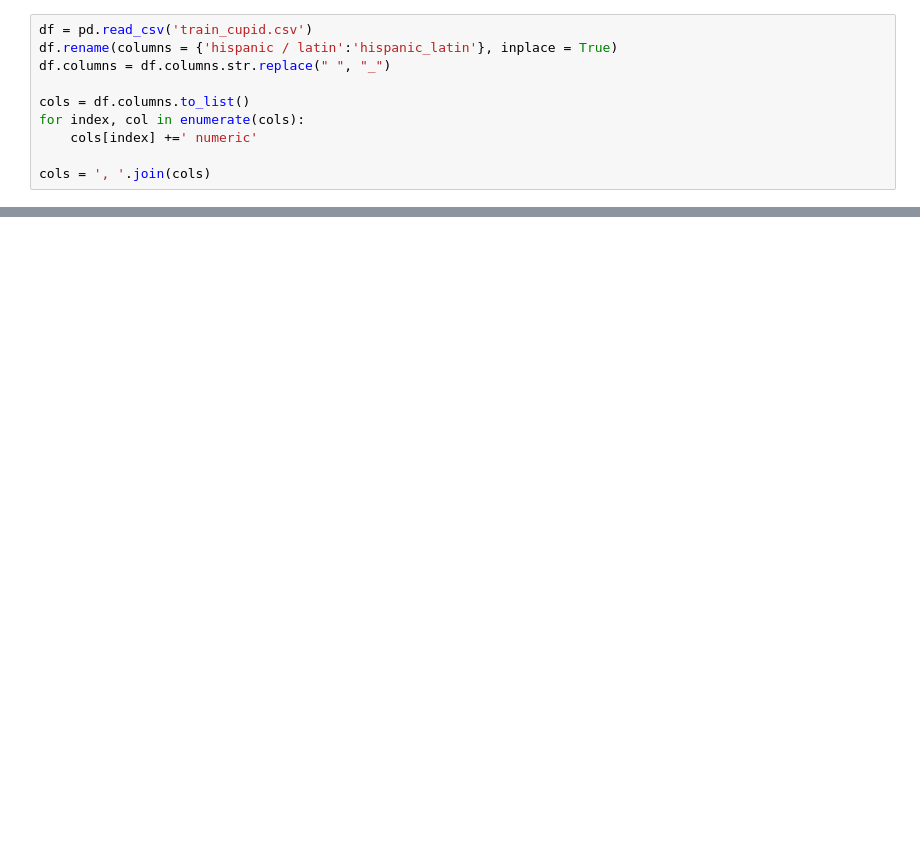
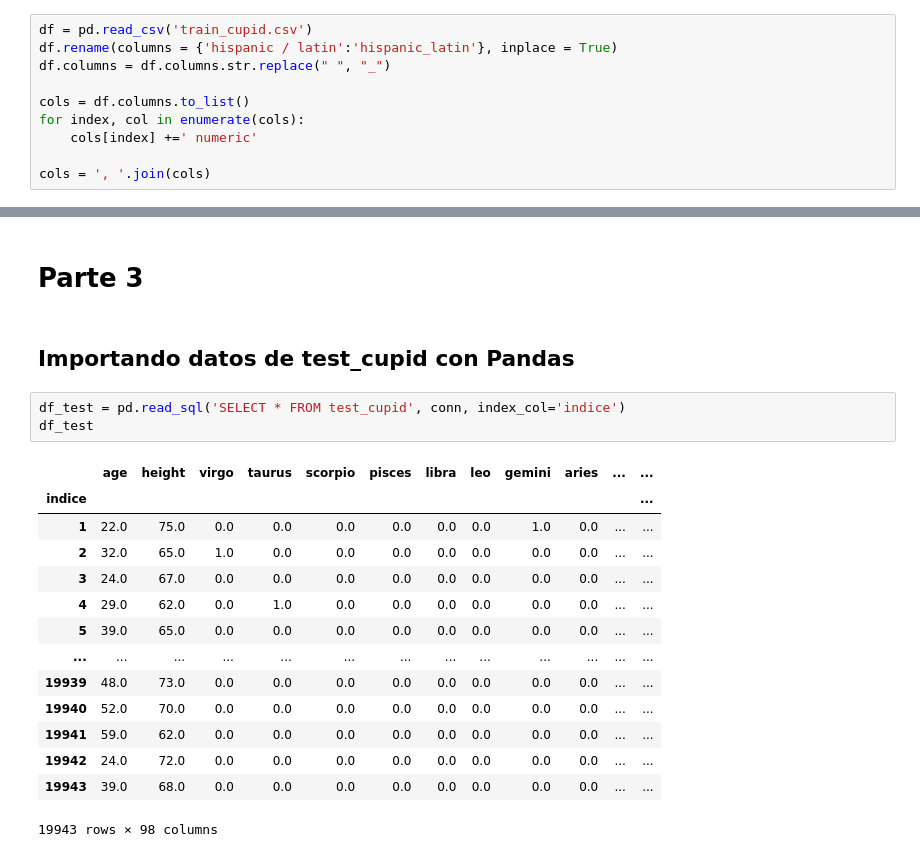
Before and after one commit to tomaspemora/desafio-latam-tareas-BA-TP, a Jupyter notebook: sql_para_ds/Prueba/prueba2.ipynb, the cells around one changed output, grey strips where cells are left out. Drawn from its saved outputs; the diff is of its cells as text; blank space fills up the shorter version.

Commit message:
finalización Parte 2 y primeros puntos de la Parte 3

```diff
--- a/sql_para_ds/Prueba/prueba2.ipynb
+++ b/sql_para_ds/Prueba/prueba2.ipynb
@@ -159,0 +247,22 @@ results = pd.DataFrame(search.cv_results_)
+# %% [markdown]
+# Parte 3
+# %% [markdown]
+## Importando datos de test_cupid con Pandas
+# %%
+df_test = pd.read_sql('SELECT * FROM test_cupid', conn, index_col='indice')
+df_test
+# %% [output]
+|  | age | height | virgo | taurus | scorpio | pisces | libra | leo | gemini | aries | ... | ... |
+| indice |  |  |  |  |  |  |  |  |  |  |  | ... |
+| 1 | 22.0 | 75.0 | 0.0 | 0.0 | 0.0 | 0.0 | 0.0 | 0.0 | 1.0 | 0.0 | ... | ... |
+| 2 | 32.0 | 65.0 | 1.0 | 0.0 | 0.0 | 0.0 | 0.0 | 0.0 | 0.0 | 0.0 | ... | ... |
+| 3 | 24.0 | 67.0 | 0.0 | 0.0 | 0.0 | 0.0 | 0.0 | 0.0 | 0.0 | 0.0 | ... | ... |
+| 4 | 29.0 | 62.0 | 0.0 | 1.0 | 0.0 | 0.0 | 0.0 | 0.0 | 0.0 | 0.0 | ... | ... |
+| 5 | 39.0 | 65.0 | 0.0 | 0.0 | 0.0 | 0.0 | 0.0 | 0.0 | 0.0 | 0.0 | ... | ... |
+| ... | ... | ... | ... | ... | ... | ... | ... | ... | ... | ... | ... | ... |
+| 19939 | 48.0 | 73.0 | 0.0 | 0.0 | 0.0 | 0.0 | 0.0 | 0.0 | 0.0 | 0.0 | ... | ... |
+| 19940 | 52.0 | 70.0 | 0.0 | 0.0 | 0.0 | 0.0 | 0.0 | 0.0 | 0.0 | 0.0 | ... | ... |
+| 19941 | 59.0 | 62.0 | 0.0 | 0.0 | 0.0 | 0.0 | 0.0 | 0.0 | 0.0 | 0.0 | ... | ... |
+| 19942 | 24.0 | 72.0 | 0.0 | 0.0 | 0.0 | 0.0 | 0.0 | 0.0 | 0.0 | 0.0 | ... | ... |
+| 19943 | 39.0 | 68.0 | 0.0 | 0.0 | 0.0 | 0.0 | 0.0 | 0.0 | 0.0 | 0.0 | ... | ... |
+19943 rows × 98 columns
```
Also changed, not shown: parts of 28 cells of this notebook, 2 other files.
